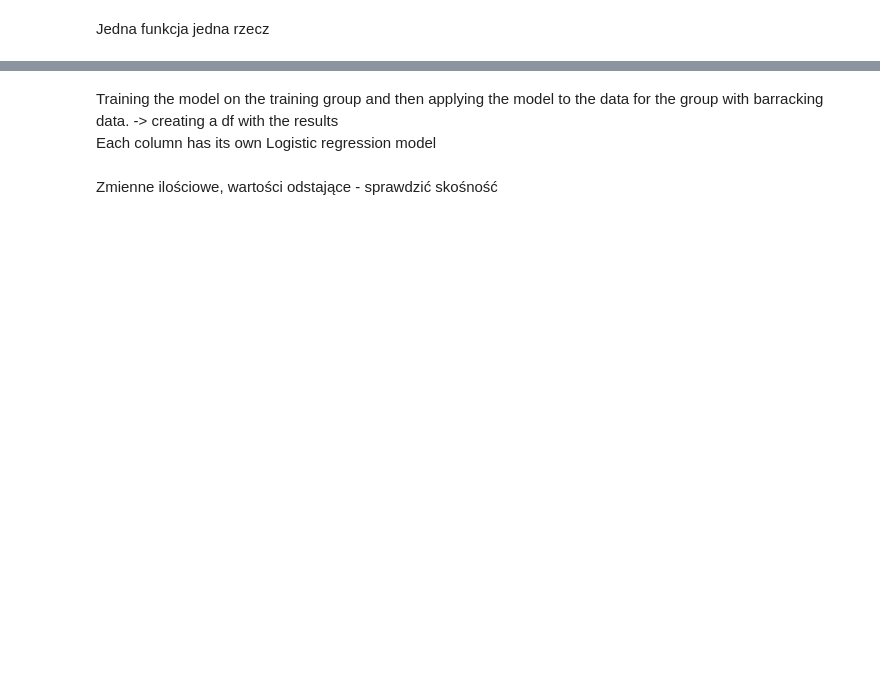
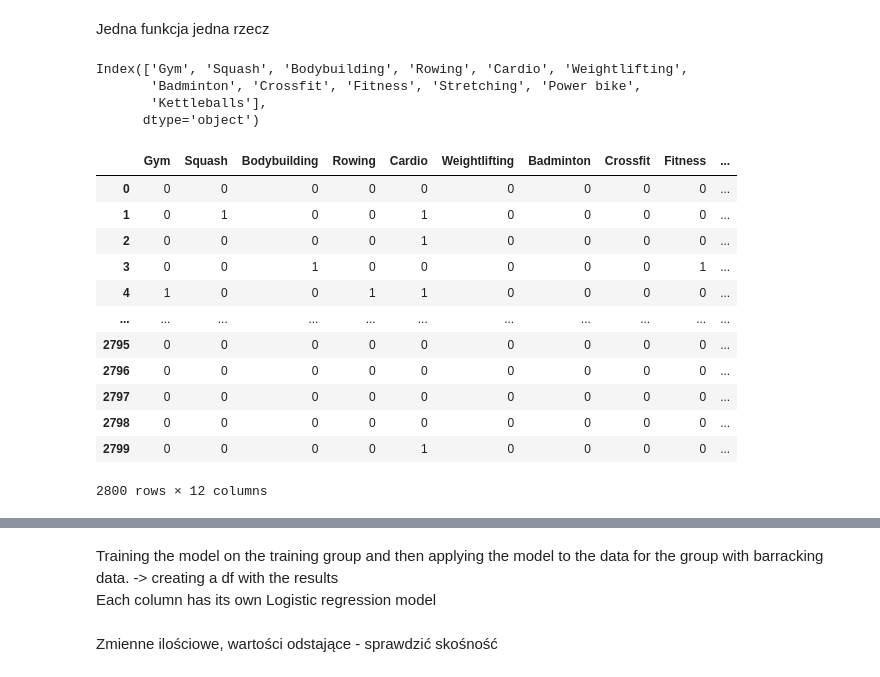
Before and after one commit to Bartoszcz28/Gym_Subscription, a Jupyter notebook: Data_Imput_hobby.ipynb, the cells around one changed output, grey strips where cells are left out. Saved outputs shown, nothing was run; the diff lists cells and outputs as text; code cells hidden in the pictures; blank space fills up the shorter version.

```diff
--- a/Data_Imput_hobby.ipynb
+++ b/Data_Imput_hobby.ipynb
@@ -205,3 +193,35 @@ Kettleballs      107
 dtype: int64
 # %% [markdown]
 Jedna funkcja jedna rzecz
+# %%
+def hobbies_100(df):
+    hobby_columns = df['hobbies'].str.get_dummies(',') # Save hobbies column as one hot encorder
+    hobb = hobby_columns.sum().sort_values(ascending=False) # Sorting from largest to smallest
+    hobb_100 = hobb[hobb > 100] # Choosing hobbies that repeat 100 or more times
+    return hobby_columns[hobb_100.index] # saving the selected hobbies
+# %%
+testss = hobbies_100(df)
+# %%
+testss.columns
+# %% [output]
+Index(['Gym', 'Squash', 'Bodybuilding', 'Rowing', 'Cardio', 'Weightlifting',
+       'Badminton', 'Crossfit', 'Fitness', 'Stretching', 'Power bike',
+       'Kettleballs'],
+      dtype='object')
+# %%
+# testss['sum'] = testss[testss.columns].sum(axis=1)
+testss
+# %% [output]
+|  | Gym | Squash | Bodybuilding | Rowing | Cardio | Weightlifting | Badminton | Crossfit | Fitness | ... |
+| 0 | 0 | 0 | 0 | 0 | 0 | 0 | 0 | 0 | 0 | ... |
+| 1 | 0 | 1 | 0 | 0 | 1 | 0 | 0 | 0 | 0 | ... |
+| 2 | 0 | 0 | 0 | 0 | 1 | 0 | 0 | 0 | 0 | ... |
+| 3 | 0 | 0 | 1 | 0 | 0 | 0 | 0 | 0 | 1 | ... |
+| 4 | 1 | 0 | 0 | 1 | 1 | 0 | 0 | 0 | 0 | ... |
+| ... | ... | ... | ... | ... | ... | ... | ... | ... | ... | ... |
+| 2795 | 0 | 0 | 0 | 0 | 0 | 0 | 0 | 0 | 0 | ... |
+| 2796 | 0 | 0 | 0 | 0 | 0 | 0 | 0 | 0 | 0 | ... |
+| 2797 | 0 | 0 | 0 | 0 | 0 | 0 | 0 | 0 | 0 | ... |
+| 2798 | 0 | 0 | 0 | 0 | 0 | 0 | 0 | 0 | 0 | ... |
+| 2799 | 0 | 0 | 0 | 0 | 1 | 0 | 0 | 0 | 0 | ... |
+2800 rows × 12 columns
```
Also changed, not shown: parts of 37 cells of this notebook.
